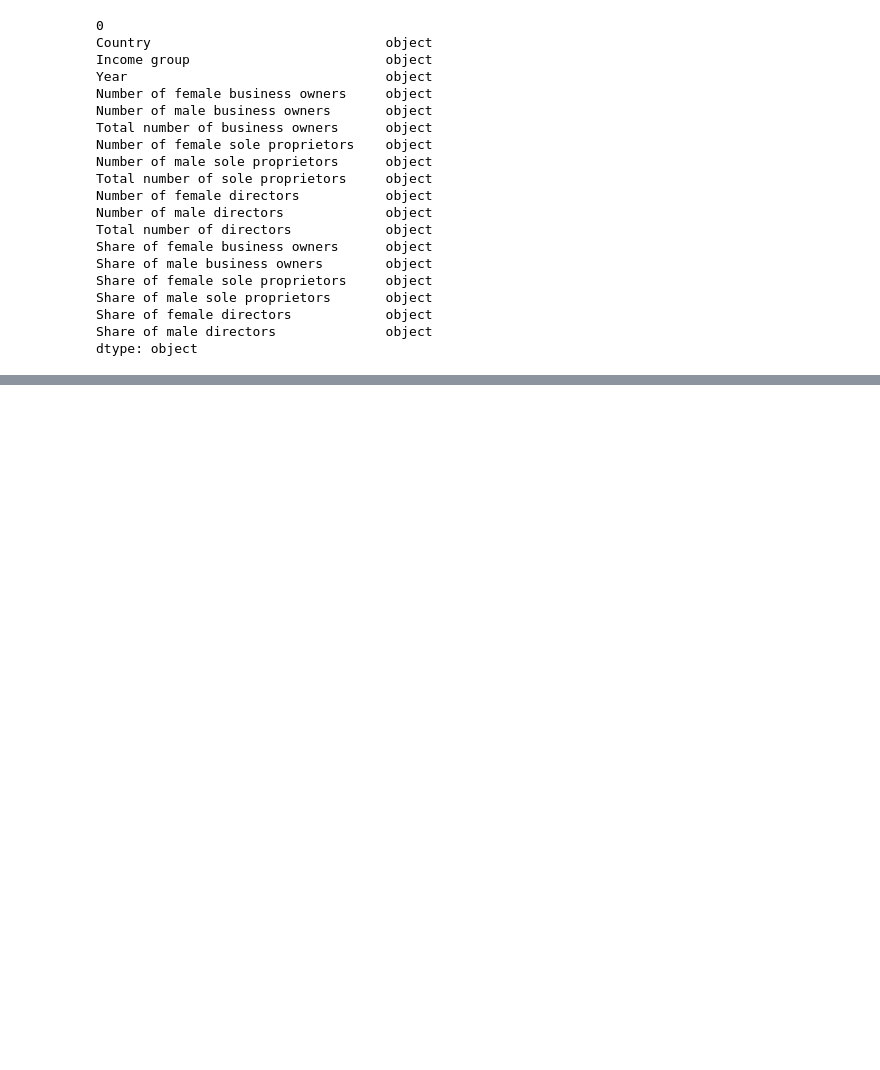
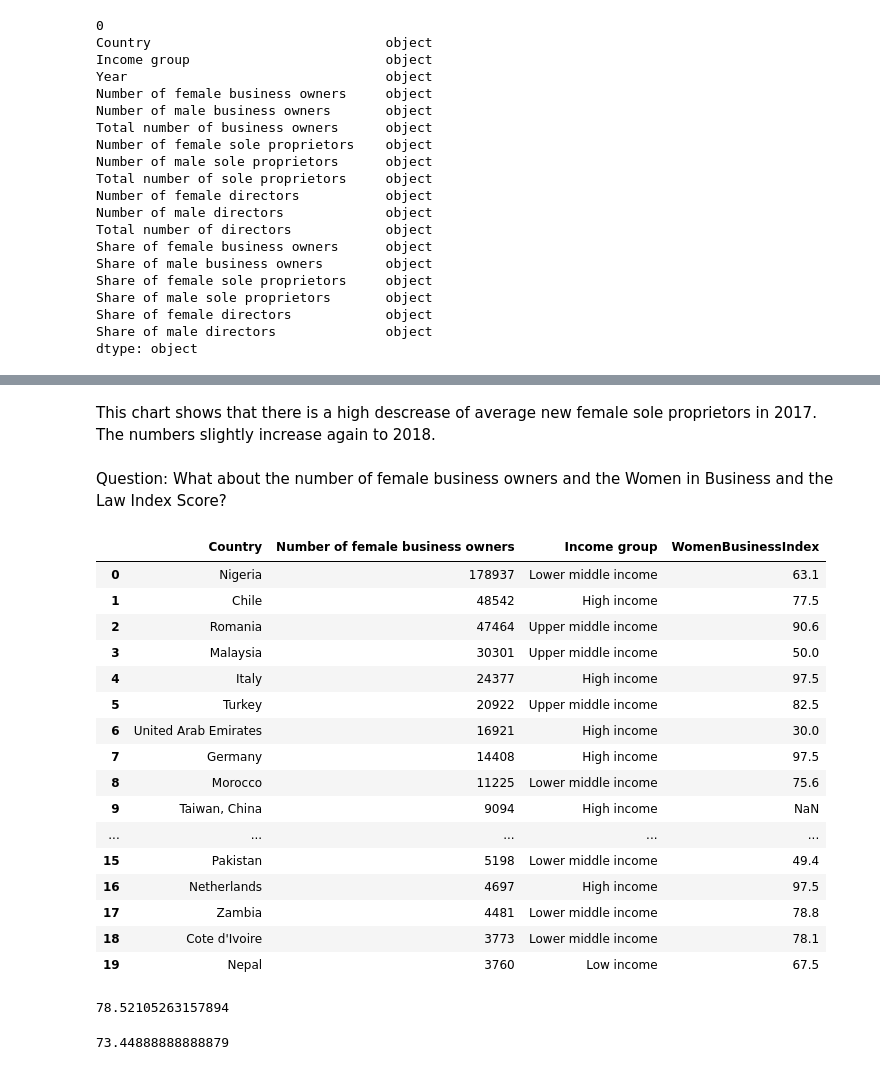
Before and after one commit to sabrinabluhm/femaleEntrepreneurship, a Jupyter notebook: Data/World Bank data - cleaning and analyzing.ipynb, the cells around one changed output, grey strips where cells are left out. Saved outputs shown, nothing was run; the diff lists cells and outputs as text; code cells hidden in the pictures; blank space fills up the shorter version.

```diff
--- a/Data/World Bank data - cleaning and analyzing.ipynb
+++ b/Data/World Bank data - cleaning and analyzing.ipynb
@@ -312,0 +456,36 @@ plt.show()
+# %% [markdown]
+This chart shows that there is a high descrease of average new female sole proprietors in 2017. The numbers slightly increase again to 2018.
+# %% [markdown]
+Question: What about the number of female business owners and the Women in Business and the Law Index Score?
+# %%
+chart3 = worldbankdata.query('Year == 2018').sort_values(by=['Number of female business owners'], ascending=False)
+chart3 = chart3[['Country', 'Number of female business owners', 'Income group', 'WomenBusinessIndex']]
+chart3.reset_index(drop=True, inplace=True)
+chart3 = chart3.truncate(after=19)
+chart3.head(20)
+# %% [output]
+|  | Country | Number of female business owners | Income group | WomenBusinessIndex |
+| 0 | Nigeria | 178937 | Lower middle income | 63.1 |
+| 1 | Chile | 48542 | High income | 77.5 |
+| 2 | Romania | 47464 | Upper middle income | 90.6 |
+| 3 | Malaysia | 30301 | Upper middle income | 50.0 |
+| 4 | Italy | 24377 | High income | 97.5 |
+| 5 | Turkey | 20922 | Upper middle income | 82.5 |
+| 6 | United Arab Emirates | 16921 | High income | 30.0 |
+| 7 | Germany | 14408 | High income | 97.5 |
+| 8 | Morocco | 11225 | Lower middle income | 75.6 |
+| 9 | Taiwan, China | 9094 | High income | NaN |
+| ... | ... | ... | ... | ... |
+| 15 | Pakistan | 5198 | Lower middle income | 49.4 |
+| 16 | Netherlands | 4697 | High income | 97.5 |
+| 17 | Zambia | 4481 | Lower middle income | 78.8 |
+| 18 | Cote d'Ivoire | 3773 | Lower middle income | 78.1 |
+| 19 | Nepal | 3760 | Low income | 67.5 |
+# %%
+chart3['WomenBusinessIndex'].mean()
+# %% [output]
+78.52105263157894
+# %%
+worldbankdata['WomenBusinessIndex'].mean()
+# %% [output]
+73.44888888888879
```
Also changed, not shown: parts of 28 cells of this notebook, 1 other file.
